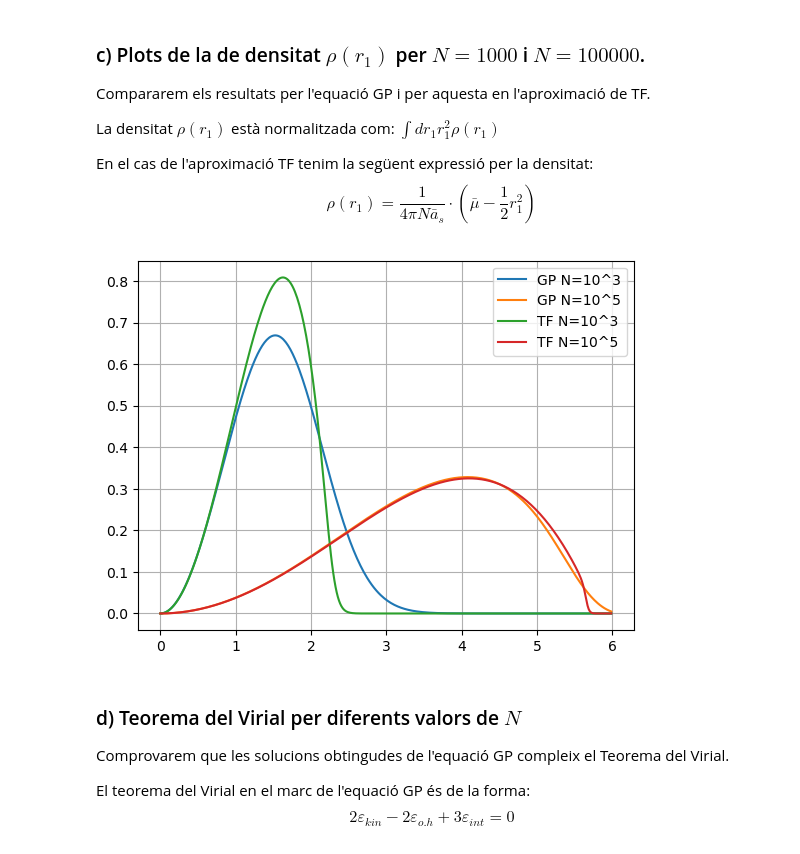
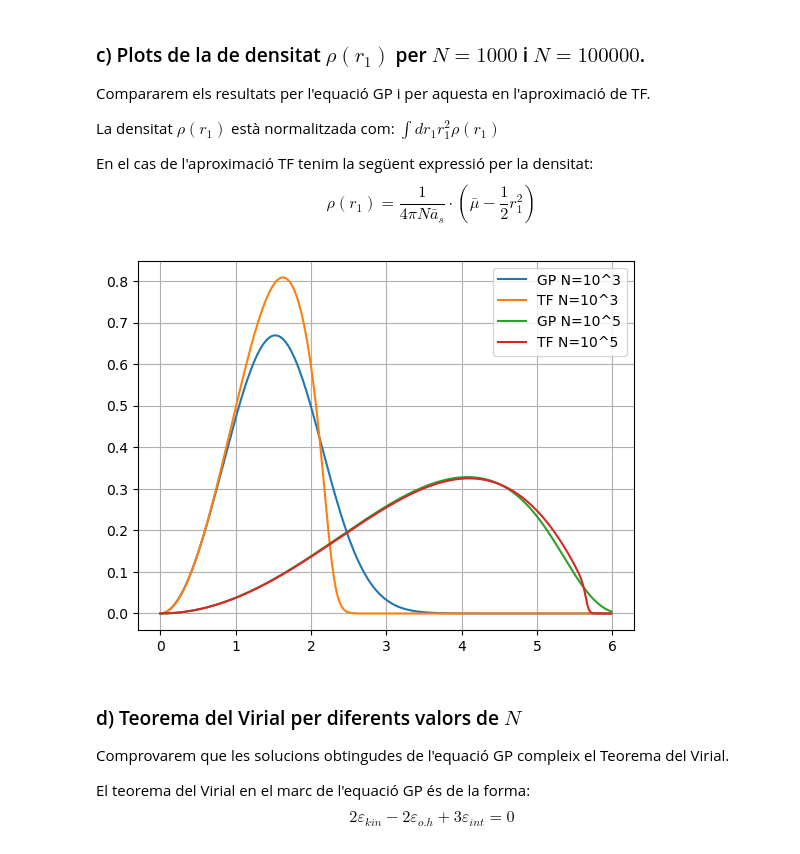
Before and after one commit to AdriRed/entrega-mqn, a Jupyter notebook: entrega_22abril.ipynb, the cells around one changed output. Drawn from its saved outputs; the diff is of its cells as text; code cells hidden in the pictures.

```diff
--- a/entrega_22abril.ipynb
+++ b/entrega_22abril.ipynb
@@ -280,29 +280,24 @@ $$
 # %%
 import matplotlib.pyplot as plt
 fig, ax = plt.subplots()
 
 scattering_length, width,   step, atom_numbers, time_step, alpha, iterations = \
             0.00433,   400,  0.015,    0,    0.0001,   0.8,      40000
 
 for exponent in [3, 5]:
     atom_numbers = int(10**exponent)
     alpha2, cvar, interaction, density_param, rs, r2s, psi = \
         initial_values(scattering_length, width, step, atom_numbers, alpha)
     final, local_mu = compute_wavelength(rs, r2s, psi, iterations,step, interaction,time_step, label="GP N = 10^{0:1d}".format(exponent))
     ax.plot(rs, final*final, label=f"GP N=10^{exponent}")
-
-for exponent in [3, 5]:
-    atom_numbers = int(10**exponent)
-    alpha2, cvar, interaction, density_param, rs, r2s, psi = \
-        initial_values(scattering_length, width, step, atom_numbers, alpha)
     final, local_mu = compute_wavelength_TF(rs, r2s, psi, iterations,step, interaction,time_step, label="TF N = 10^{0:1d}".format(exponent))
     ax.plot(rs, final*final, label=f"TF N=10^{exponent}")
 
 ax.grid()
 ax.legend()
-fig.show()
+plt.show()
 # %% [output]
-[figure, old version]
+[figure, new version]
 # %% [markdown]
 ### d) Teorema del Virial per diferents valors de $N$
 
```
